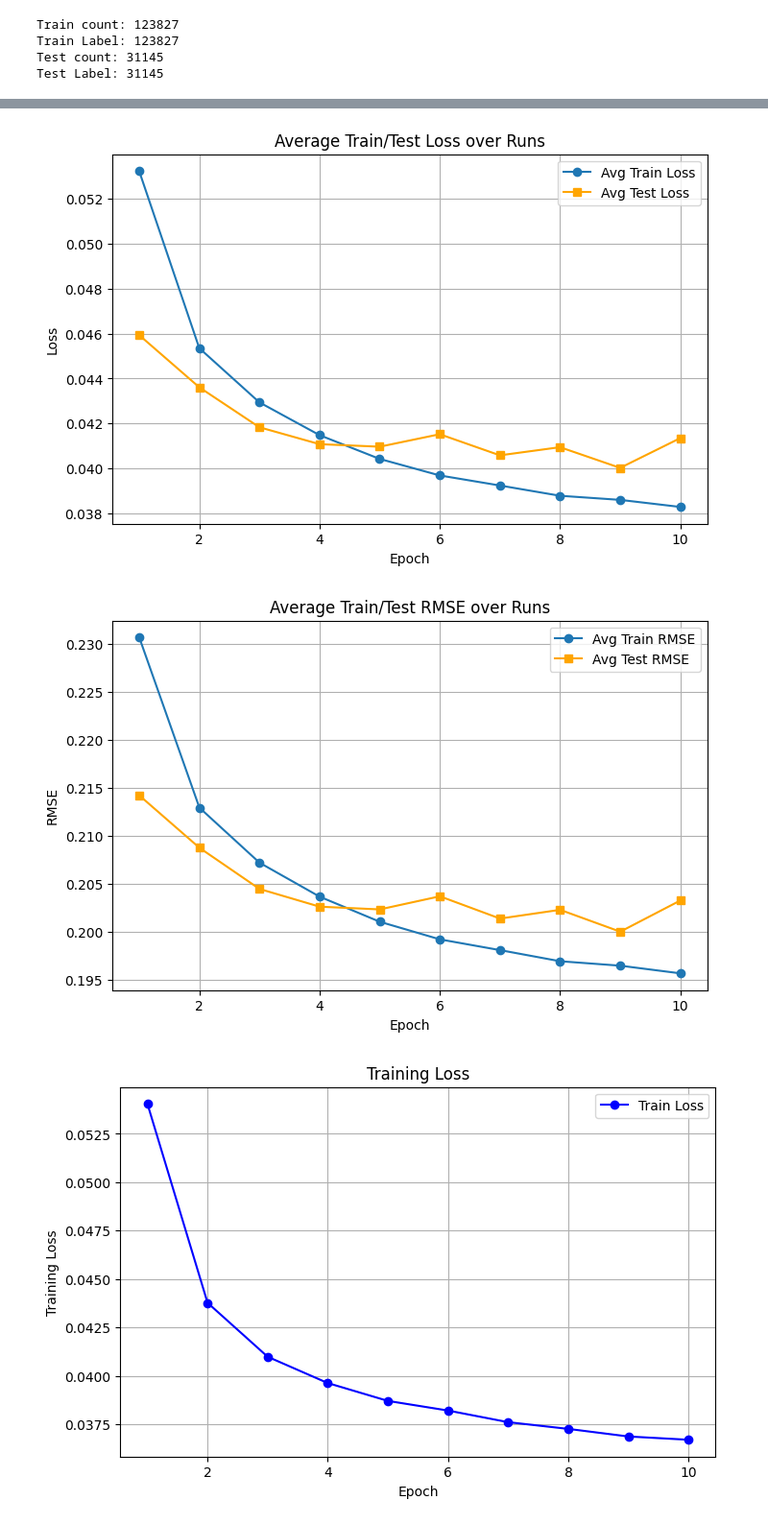
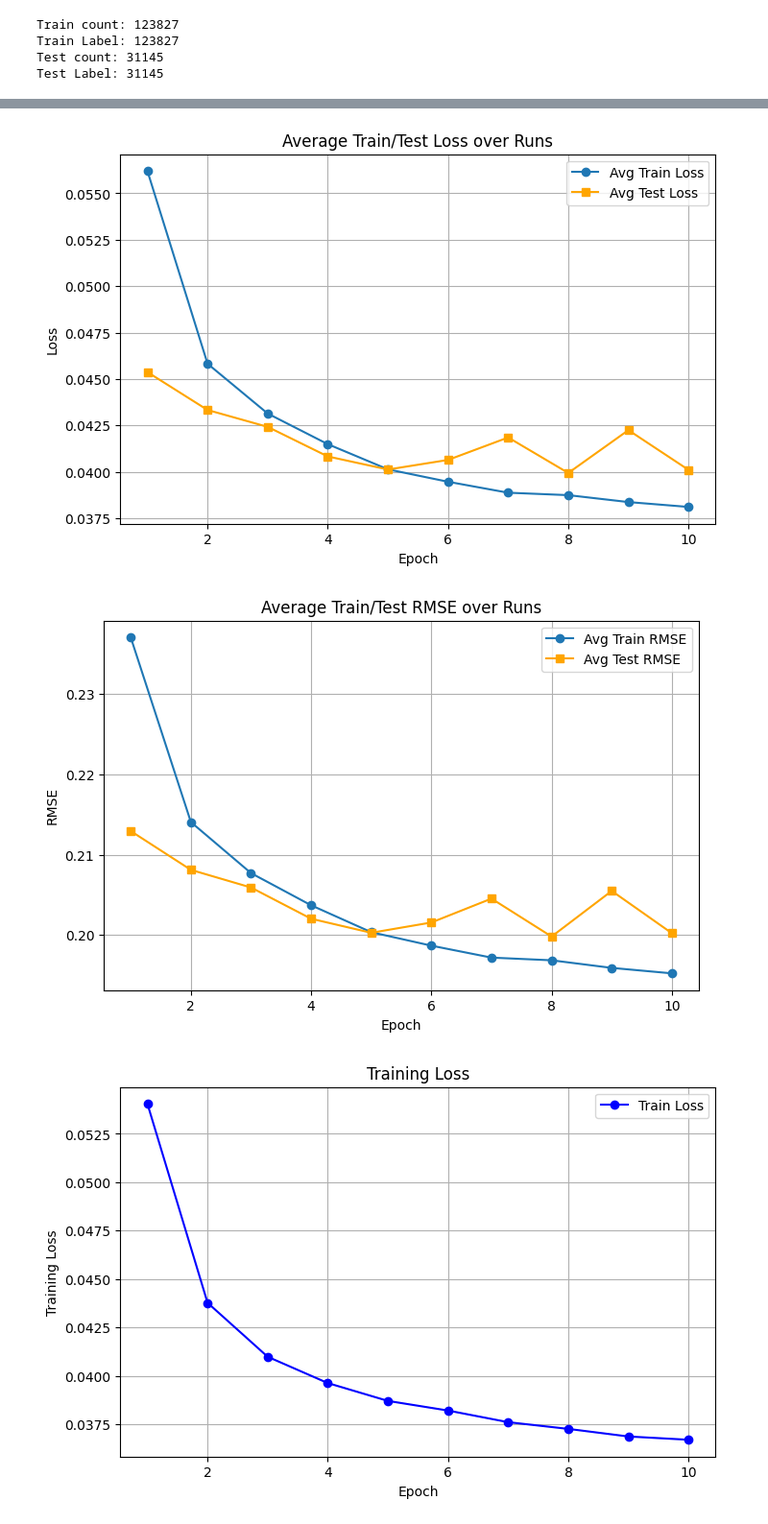
Before and after one commit to Gouthamx/Distributed_Gradient_Descent_for_Sparse_Data, a Jupyter notebook: MovieR.ipynb, the cells around one changed output, grey strips where cells are left out. Shown at 96% size. Cells and saved outputs as stored; diff of their text form; code cells hidden in the pictures.

```diff
--- a/MovieR.ipynb
+++ b/MovieR.ipynb
@@ -204,7 +204,7 @@ import copy
 import numpy as np
 import matplotlib.pyplot as plt
 
-n_runs = 2
+n_runs = 1
 n_epochs = 10
 
 all_runs_train_losses = []
@@ -351,5 +345,5 @@ Epoch 10/10 | Train Loss: 0.0382, Train RMSE: 0.1954 | Test Loss: 0.0427, Test R
-[figure, old version]
+[figure, new version]
-[figure, old version]
+[figure, new version]
 # %%
 # import matplotlib.pyplot as plt
 
```
Also changed, not shown: parts of 1 cell of this notebook, 15 other files.
